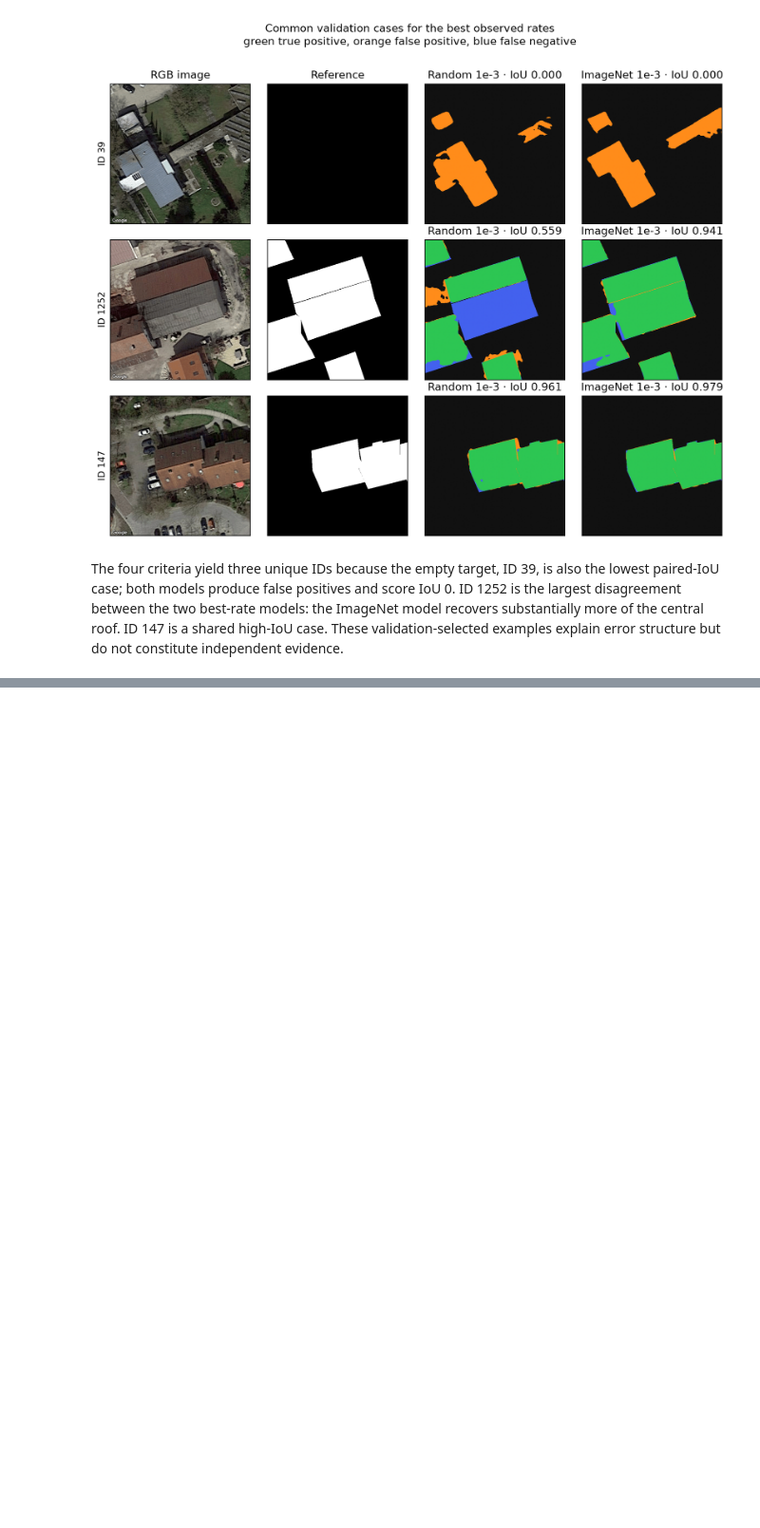
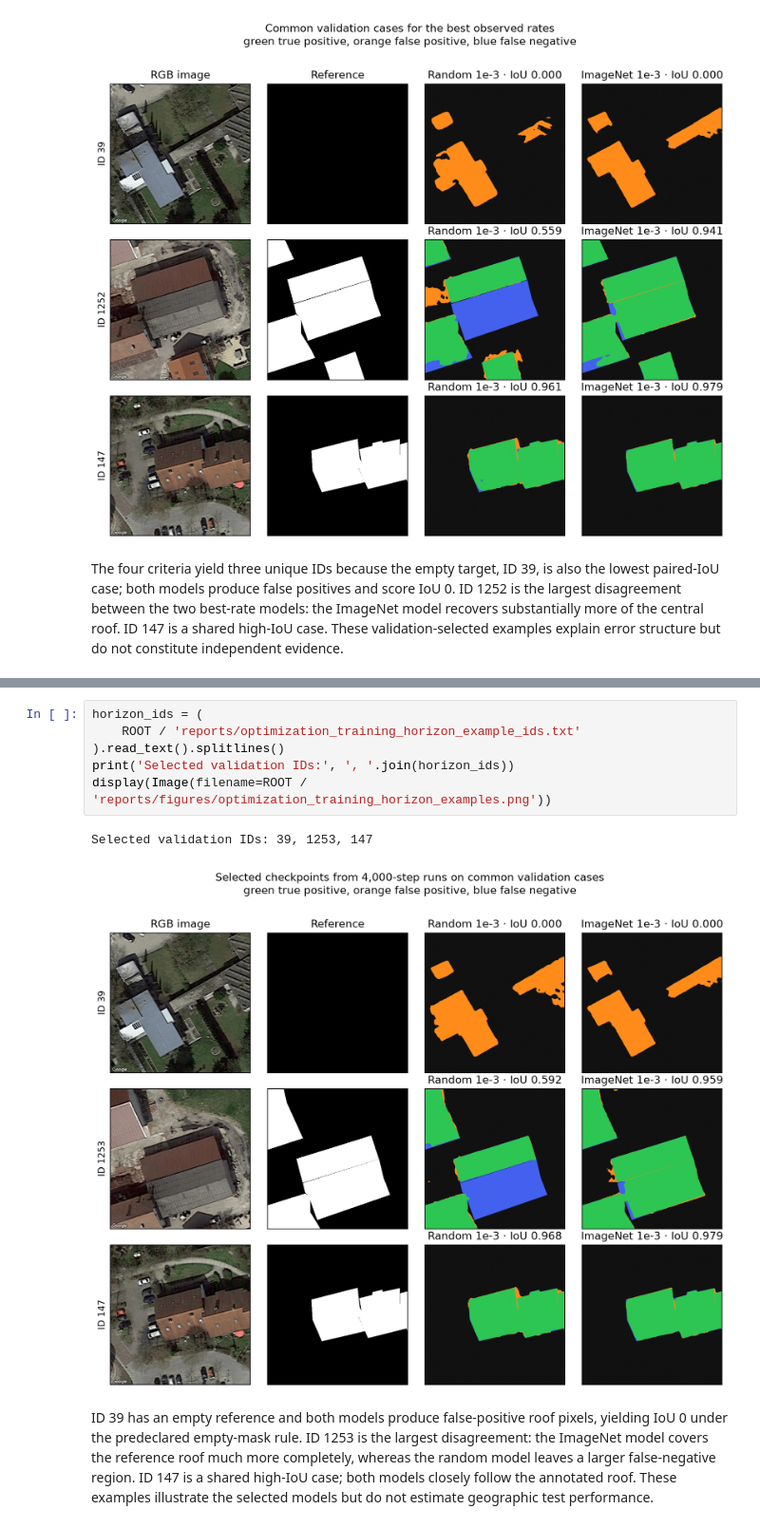
Before and after one commit to manuelmiddendorf/data-efficient-roof-segmentation, a Jupyter notebook: notebooks/03_optimization.ipynb, the cells around one changed output, grey strips where cells are left out. Shown at 95% size. Saved outputs shown, nothing was run; the diff lists cells and outputs as text; blank space fills up the shorter version.

```diff
--- a/notebooks/03_optimization.ipynb
+++ b/notebooks/03_optimization.ipynb
@@ -128,0 +167,11 @@ A limited next block should isolate training horizon before adding a scheduler o
+# %%
+horizon_ids = (
+    ROOT / 'reports/optimization_training_horizon_example_ids.txt'
+).read_text().splitlines()
+print('Selected validation IDs:', ', '.join(horizon_ids))
+display(Image(filename=ROOT / 'reports/figures/optimization_training_horizon_examples.png'))
+# %% [output]
+Selected validation IDs: 39, 1253, 147
+[figure, added]
+# %% [markdown]
+ID 39 has an empty reference and both models produce false-positive roof pixels, yielding IoU 0 under the predeclared empty-mask rule. ID 1253 is the largest disagreement: the ImageNet model covers the reference roof much more completely, whereas the random model leaves a larger false-negative region. ID 147 is a shared high-IoU case; both models closely follow the annotated roof. These examples illustrate the selected models but do not estimate geographic test performance.
```
Also changed, not shown: parts of 8 cells of this notebook, 19 other files.
